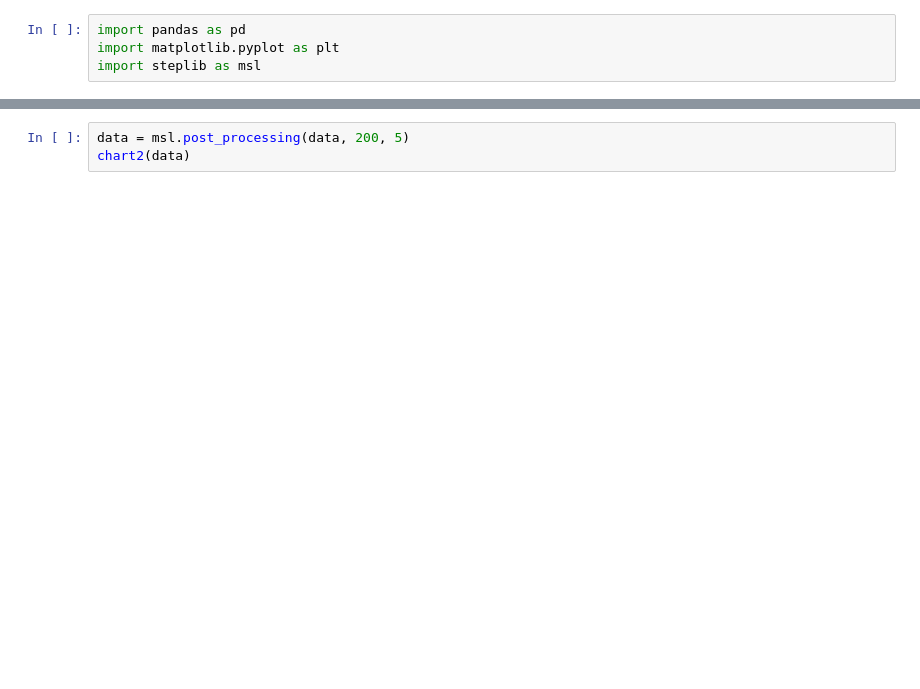
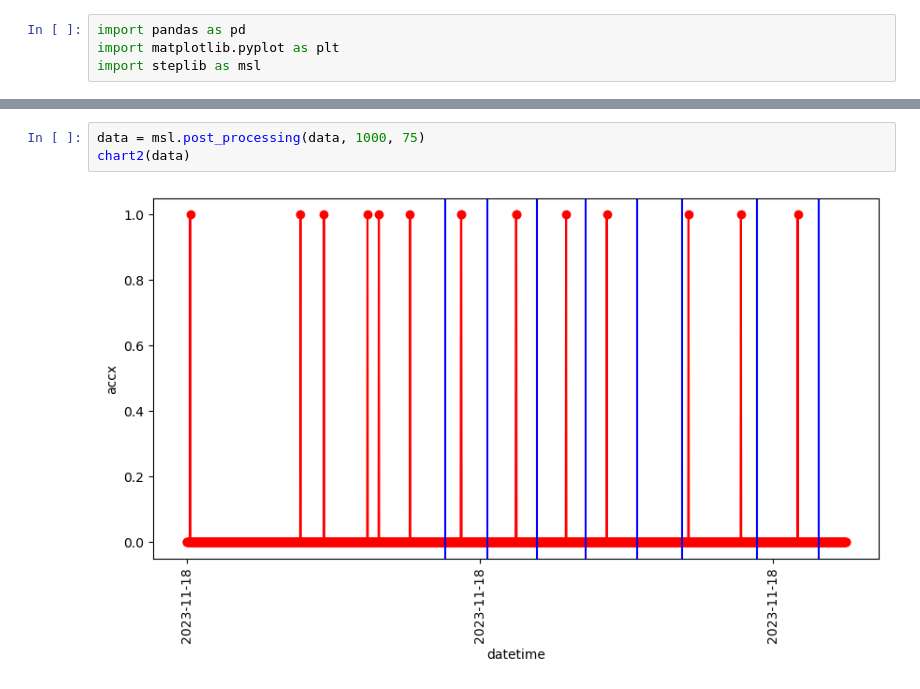
Before and after one commit to LaubertF/SheepRunDetection, a Jupyter notebook: StepDetection.ipynb, the cells around one changed output, grey strips where cells are left out. Saved outputs shown, nothing was run; the diff lists cells and outputs as text; blank space fills up the shorter version.

```diff
--- a/StepDetection.ipynb
+++ b/StepDetection.ipynb
@@ -59,3 +67,5 @@ chart2(data)
 # %%
-data = msl.post_processing(data, 200, 5)
+data = msl.post_processing(data, 1000, 75)
 chart2(data)
+# %% [output]
+[figure, added]
```
Also changed, not shown: parts of 9 cells of this notebook, 3 other files.
